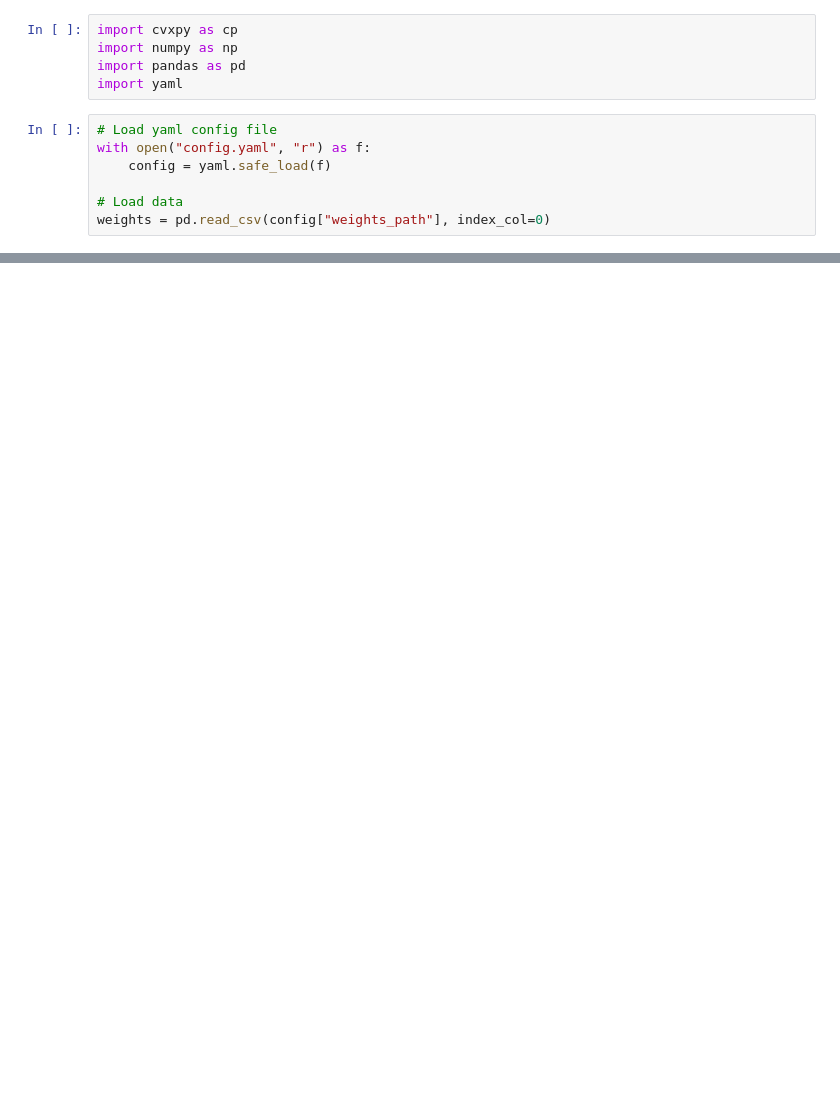
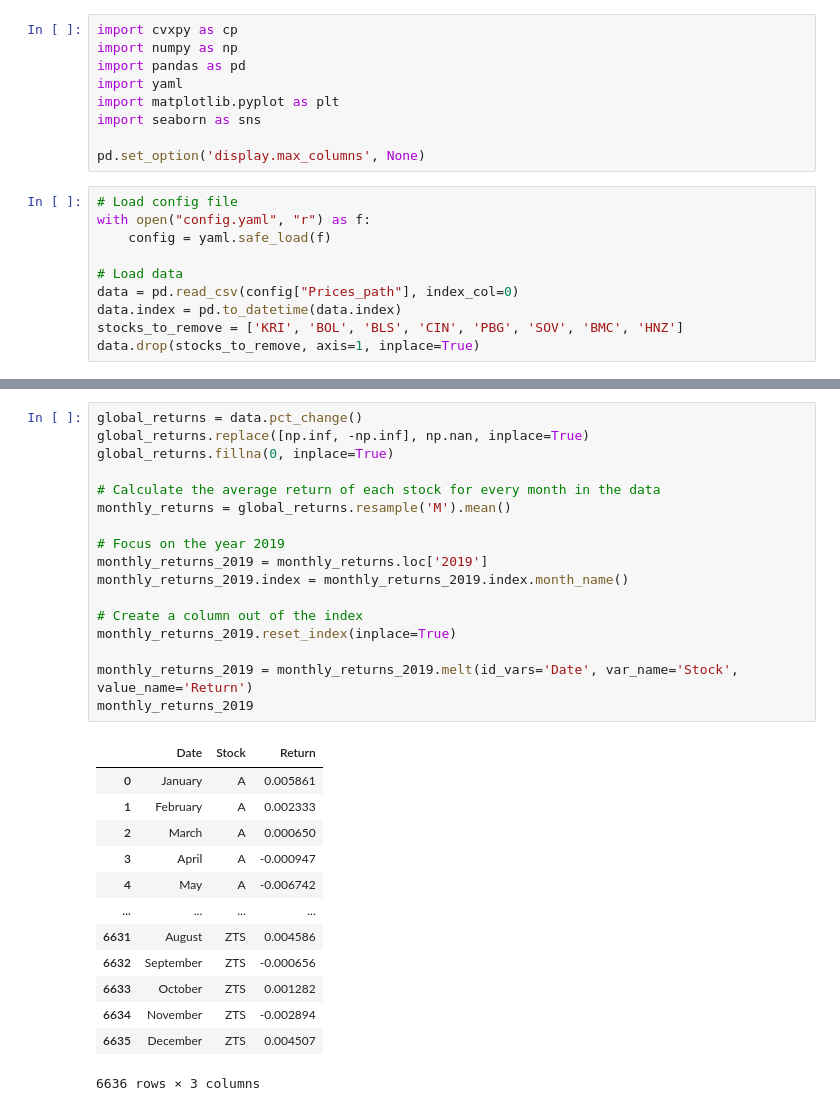
Before and after one commit to TristanFretin/Projet-ST7, a Jupyter notebook: data.ipynb, the cells around one changed output, grey strips where cells are left out. Drawn from its saved outputs; the diff is of its cells as text; blank space fills up the shorter version.

```diff
--- a/data.ipynb
+++ b/data.ipynb
@@ -3,10 +3,17 @@ import cvxpy as cp
 import numpy as np
 import pandas as pd
 import yaml
+import matplotlib.pyplot as plt
+import seaborn as sns
+
+pd.set_option('display.max_columns', None)
 # %%
-# Load yaml config file
+# Load config file
 with open("config.yaml", "r") as f:
     config = yaml.safe_load(f)
 
 # Load data
-weights = pd.read_csv(config["weights_path"], index_col=0)
+data = pd.read_csv(config["Prices_path"], index_col=0)
+data.index = pd.to_datetime(data.index)
+stocks_to_remove = ['KRI', 'BOL', 'BLS', 'CIN', 'PBG', 'SOV', 'BMC', 'HNZ']
+data.drop(stocks_to_remove, axis=1, inplace=True)
@@ -82,0 +20,31 @@ w, value = optimize(mean, cov)
+# %%
+global_returns = data.pct_change()
+global_returns.replace([np.inf, -np.inf], np.nan, inplace=True)
+global_returns.fillna(0, inplace=True)
+
+# Calculate the average return of each stock for every month in the data
+monthly_returns = global_returns.resample('M').mean()
+
+# Focus on the year 2019
+monthly_returns_2019 = monthly_returns.loc['2019']
+monthly_returns_2019.index = monthly_returns_2019.index.month_name()
+
+# Create a column out of the index
+monthly_returns_2019.reset_index(inplace=True)
+
+monthly_returns_2019 = monthly_returns_2019.melt(id_vars='Date', var_name='Stock', value_name='Return')
+monthly_returns_2019
+# %% [output]
+|  | Date | Stock | Return |
+| 0 | January | A | 0.005861 |
+| 1 | February | A | 0.002333 |
+| 2 | March | A | 0.000650 |
+| 3 | April | A | -0.000947 |
+| 4 | May | A | -0.006742 |
+| ... | ... | ... | ... |
+| 6631 | August | ZTS | 0.004586 |
+| 6632 | September | ZTS | -0.000656 |
+| 6633 | October | ZTS | 0.001282 |
+| 6634 | November | ZTS | -0.002894 |
+| 6635 | December | ZTS | 0.004507 |
+6636 rows × 3 columns
```
Also changed, not shown: parts of 5 cells of this notebook, 1 other file.
